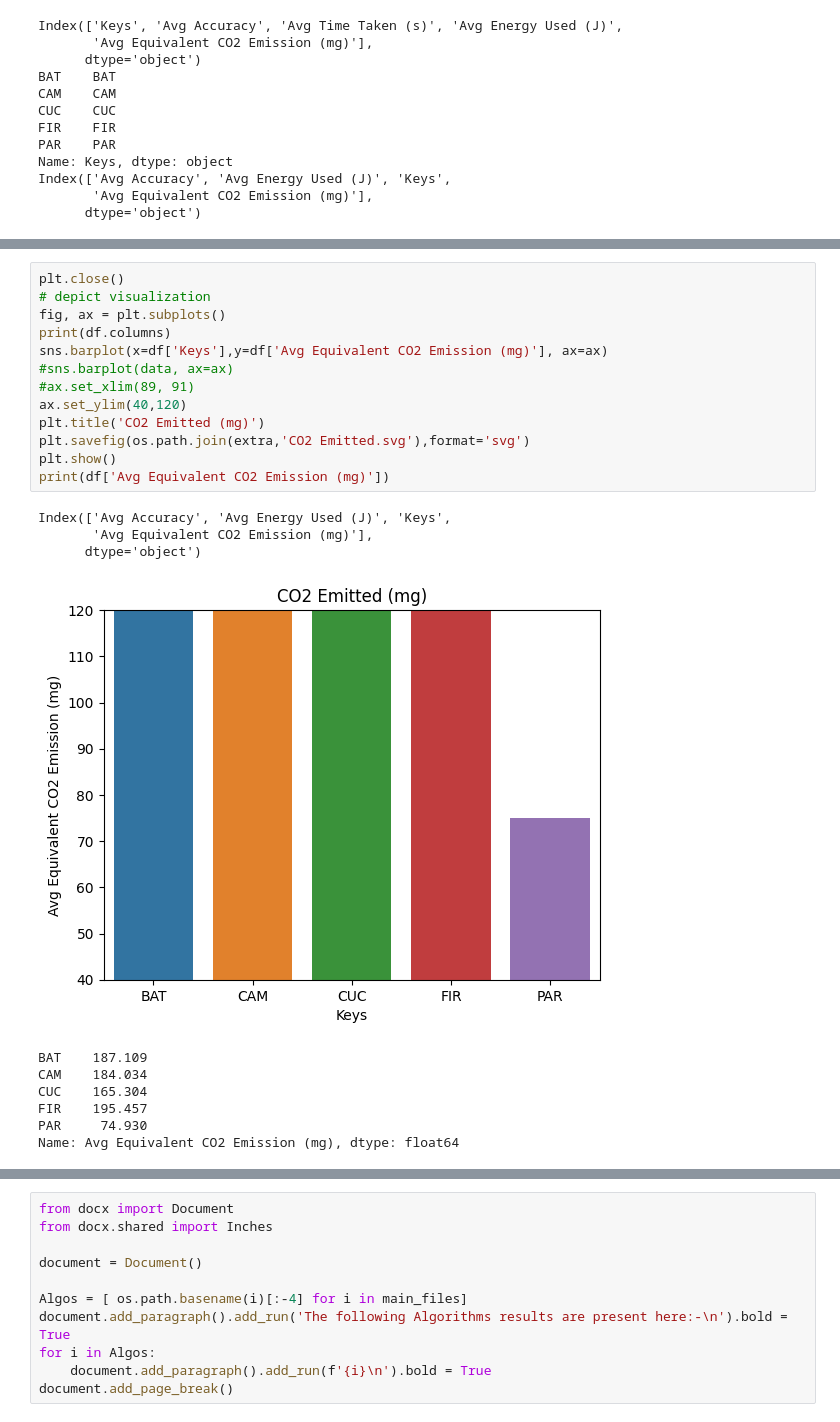
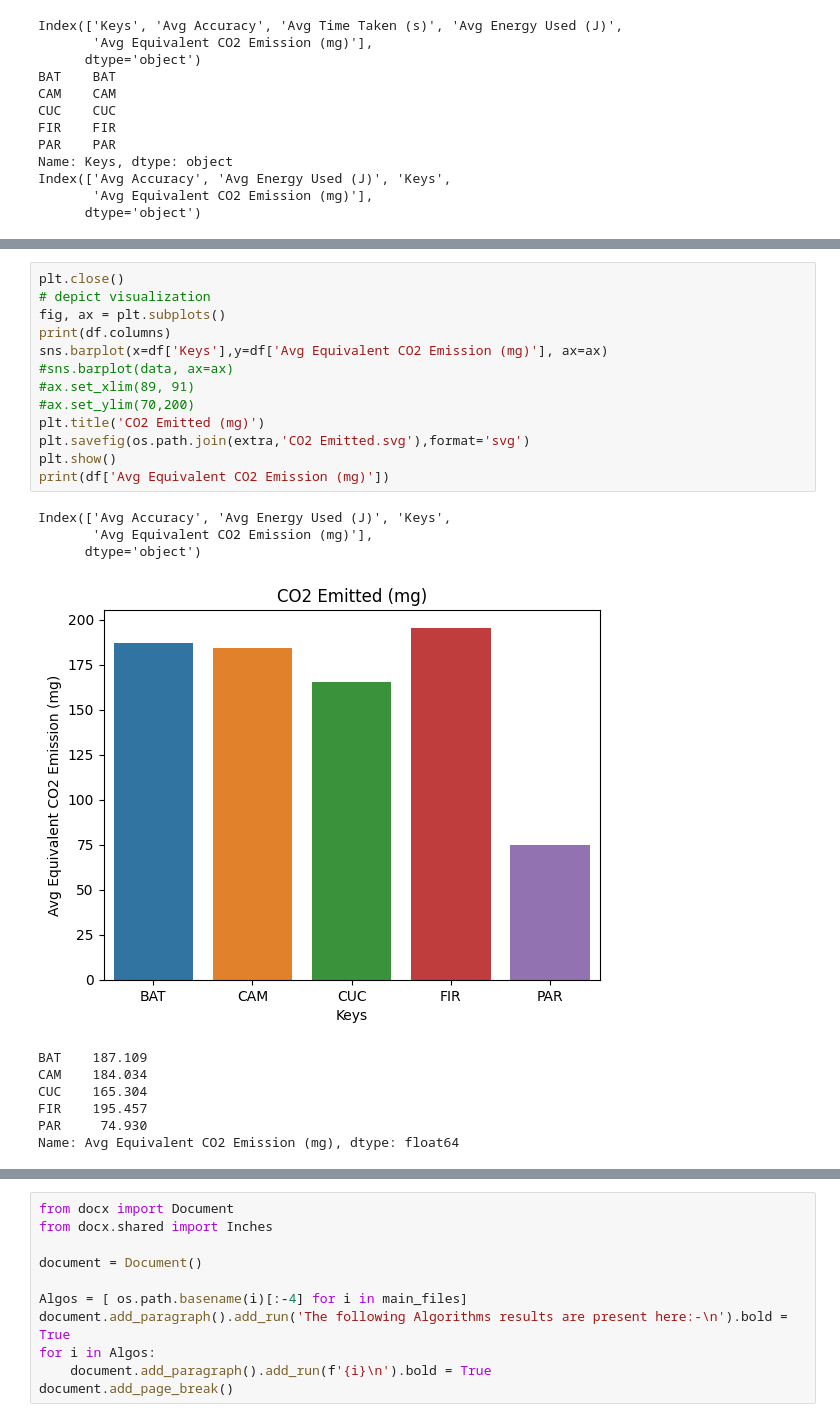
Before and after one commit to ChanderJindal/Analyzing-and-Rating-Greenness-of-Nature-Inspired-Algorithms, a Jupyter notebook: code/result.ipynb, the cells around one changed output, grey strips where cells are left out. Cells and saved outputs as stored; diff of their text form.

```diff
--- a/code/result.ipynb
+++ b/code/result.ipynb
@@ -154,21 +157,21 @@ Name: Avg Energy Used (J), dtype: float64
 # %%
 plt.close()
 # depict visualization
 fig, ax = plt.subplots()
 print(df.columns)
 sns.barplot(x=df['Keys'],y=df['Avg Equivalent CO2 Emission (mg)'], ax=ax)
 #sns.barplot(data, ax=ax)
 #ax.set_xlim(89, 91)
-ax.set_ylim(40,120)
+#ax.set_ylim(70,200)
 plt.title('CO2 Emitted (mg)')
 plt.savefig(os.path.join(extra,'CO2 Emitted.svg'),format='svg')
 plt.show()
 print(df['Avg Equivalent CO2 Emission (mg)'])
 # %% [output]
 Index(['Avg Accuracy', 'Avg Energy Used (J)', 'Keys',
        'Avg Equivalent CO2 Emission (mg)'],
       dtype='object')
-[figure, old version]
+[figure, new version]
 BAT    187.109
 CAM    184.034
 CUC    165.304
```
Also changed, not shown: parts of 4 cells of this notebook, 11 other files.
